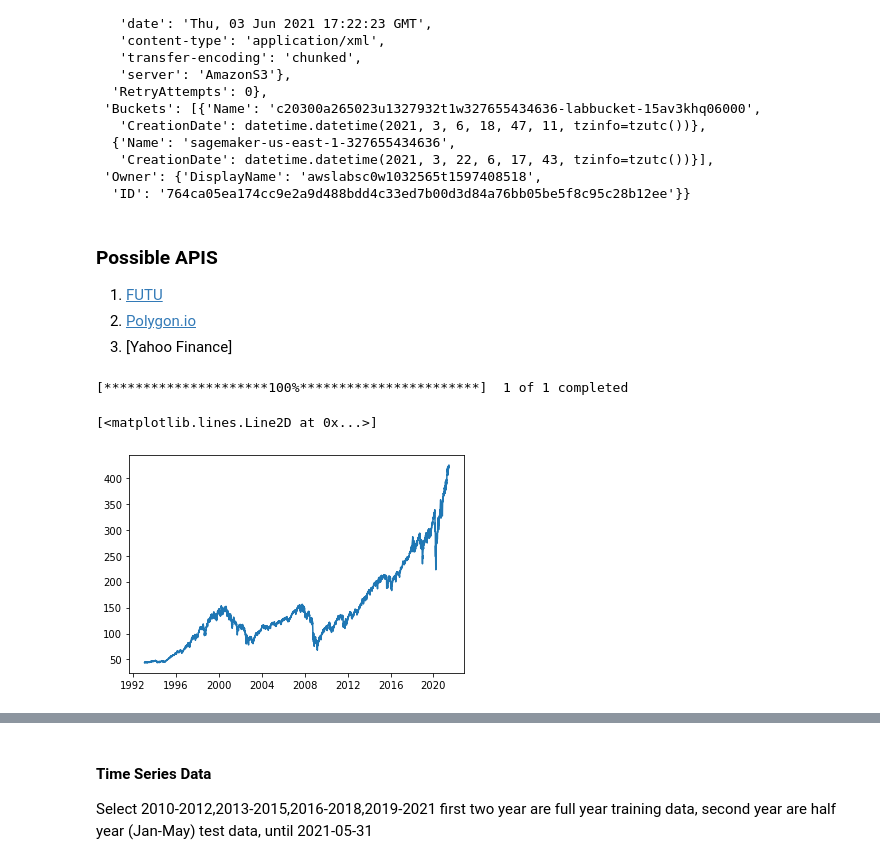
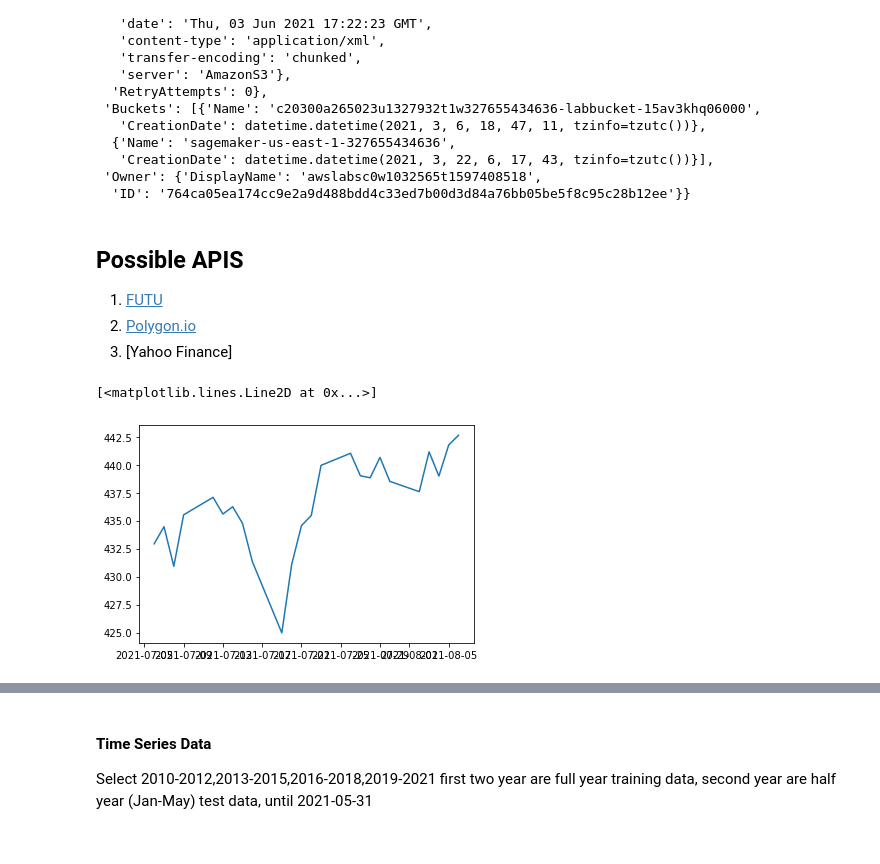
Before and after one commit to dukesky/StockRistAnalysis, a Jupyter notebook: StockDataExplore.ipynb, the cells around one changed output, grey strips where cells are left out. Cells and saved outputs as stored; diff of their text form; code cells hidden in the pictures.

```diff
--- a/StockDataExplore.ipynb
+++ b/StockDataExplore.ipynb
@@ -58,12 +115,10 @@ s3.list_buckets()
 # bucket_name = 'UdacityFinalProjecy'+time.ctime()
 # s3.create_bucket(Bucket=bucket_name)
 # %% [markdown]
-### Possible APIS
+## Possible APIS
 
 1. [FUTU](https://openapi.futunn.com/futu-api-doc/quote/request-history-kline.html)
 2. [Polygon.io](https://polygon.io/docs/getting-started)
 3. [Yahoo Finance]
 # %%
-SPY = yf.download('SPY')
+SPY = yf.Ticker('SPY')
-# %% [output]
-[*********************100%***********************]  1 of 1 completed
@@ -70,8 +127,8 @@ SPY = yf.download('SPY')
 # %%
-plt.plot(SPY.Close)
+plt.plot(SPY.history().Close)
 # %% [output]
 [<matplotlib.lines.Line2D at 0x...>]
-[figure, old version]
+[figure, new version]
 # %%
 table=pd.read_html('https://en.wikipedia.org/wiki/List_of_S%26P_500_companies')
 S_P_info = table[0]
```
Also changed, not shown: parts of 56 cells of this notebook.
